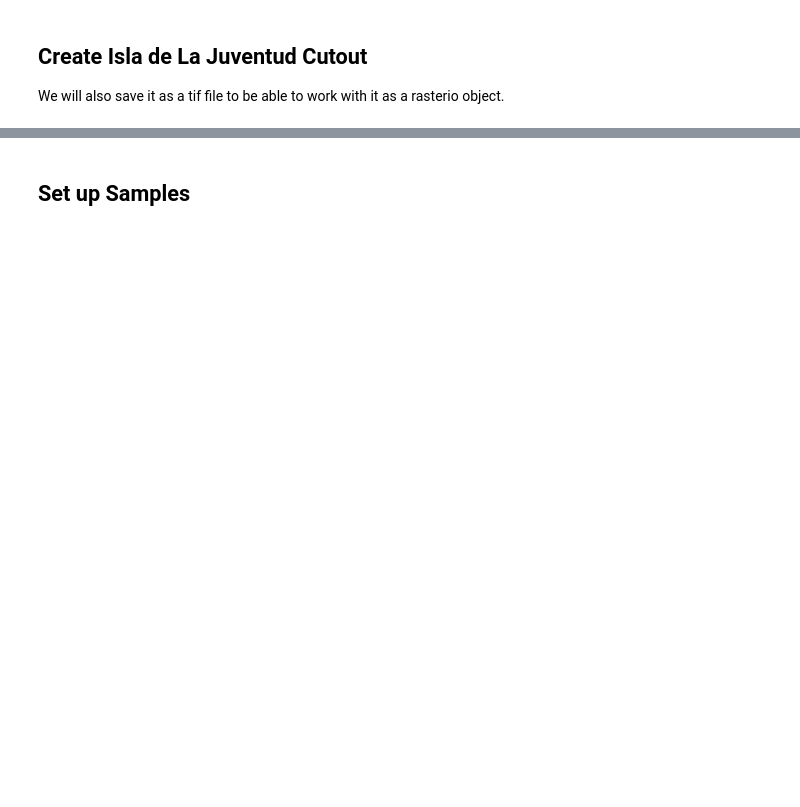
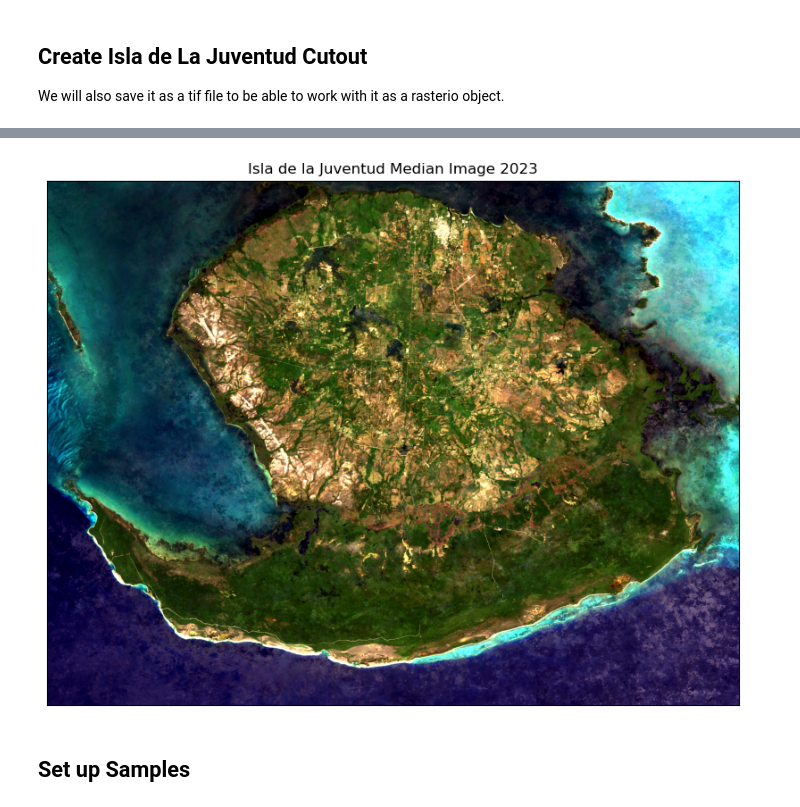
Before and after one commit to JuanesLamilla/cuba_landcover_class, a Jupyter notebook: analysis.ipynb, the cells around one changed output, grey strips where cells are left out. Saved outputs shown, nothing was run; the diff lists cells and outputs as text; code cells hidden in the pictures; blank space fills up the shorter version.

```diff
--- a/analysis.ipynb
+++ b/analysis.ipynb
@@ -235,6 +252,13 @@ median_image_raster = rasterio.open(output_path)
 height = median_image_raster.height
 width = median_image_raster.width
 shape = (height, width)
+# %%
+# Plot median_image_raster
+fig, ax = plt.subplots(1, 1, figsize=(10, 10))
+ep.plot_rgb(median_image_raster.read([4, 3, 2]), ax=ax, title="Isla de la Juventud Median Image 2023", stretch=True)
+plt.show()
+# %% [output]
+[figure, added]
 # %% [markdown]
 ## Set up Samples
 # %%
```
Also changed, not shown: parts of 22 cells of this notebook, 2 other files.
